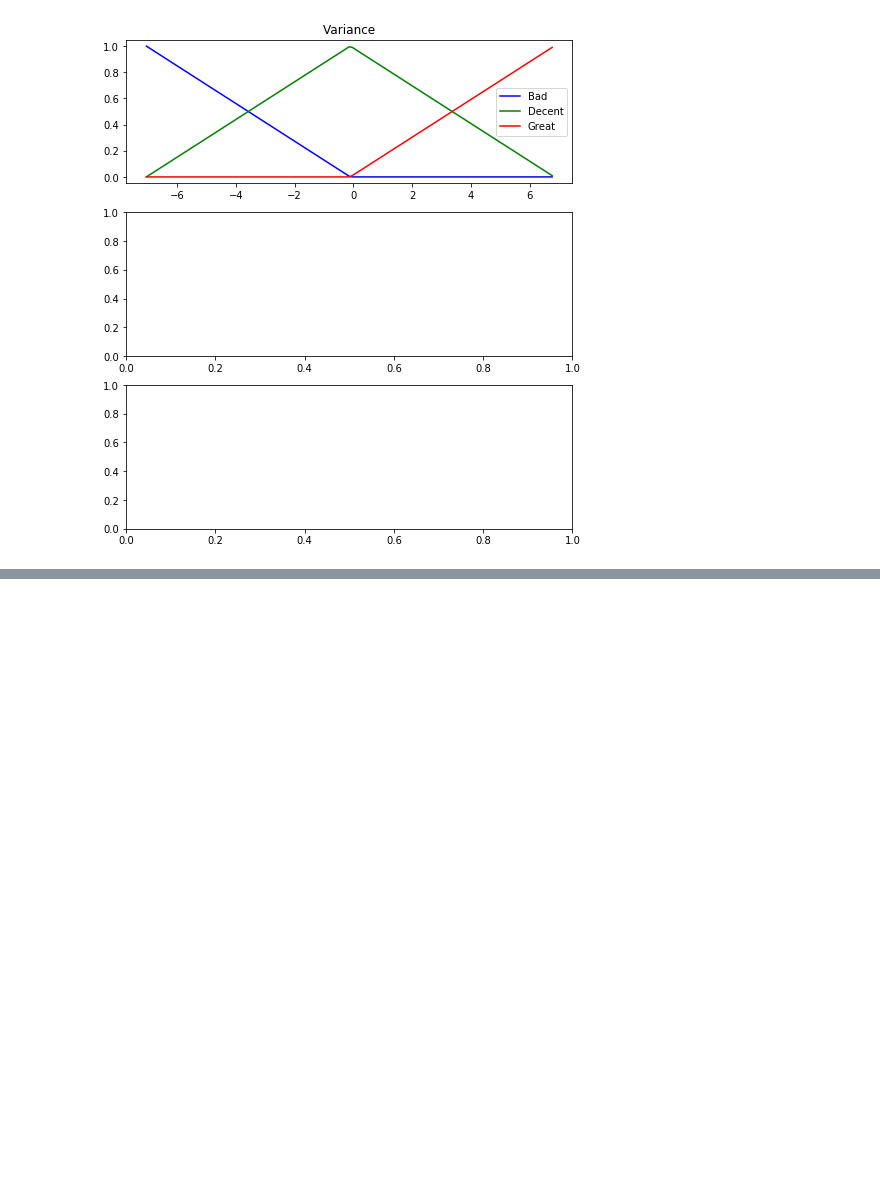
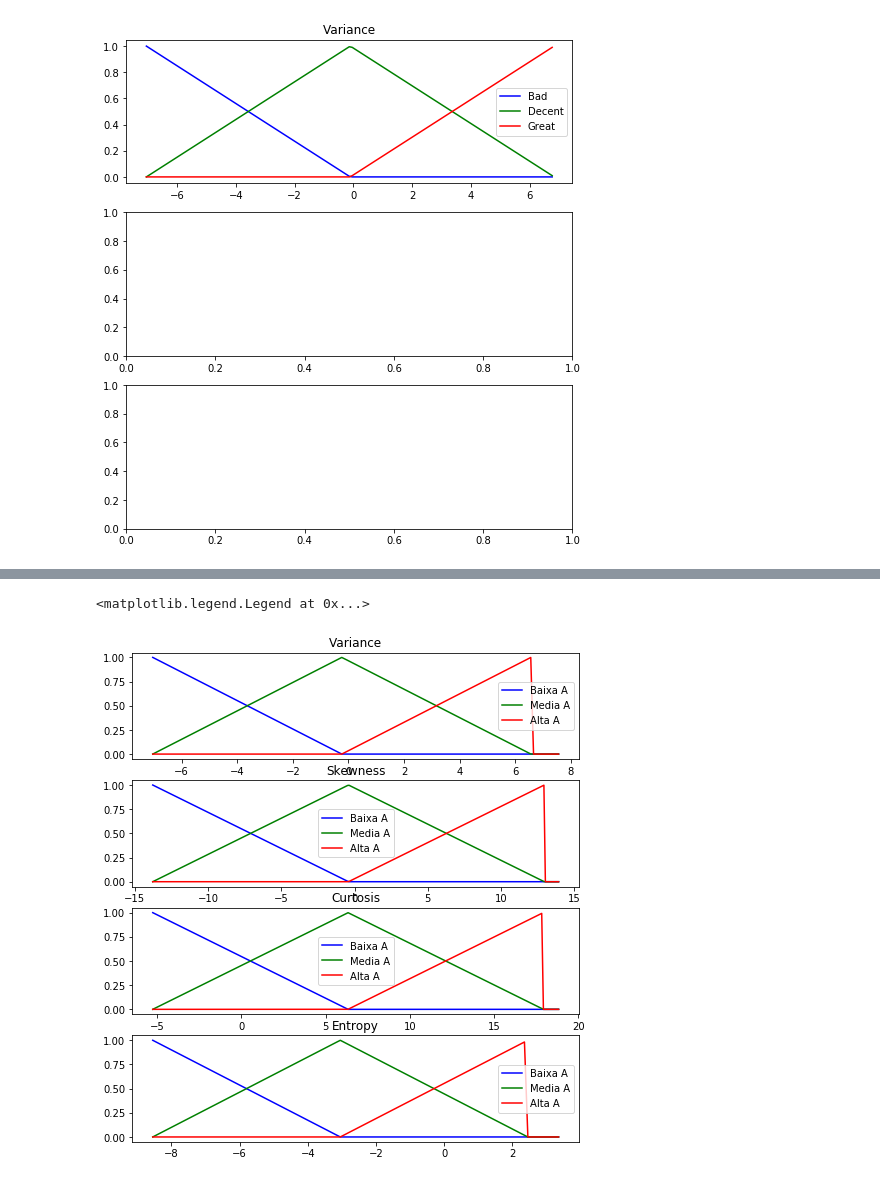
Before and after one commit to Minoro/data-science-theory, a Jupyter notebook: IA/fuzzy/Exercício de Fuzzy.ipynb, the cells around one changed output, grey strips where cells are left out. Saved outputs shown, nothing was run; the diff lists cells and outputs as text; code cells hidden in the pictures; blank space fills up the shorter version.

```diff
--- a/IA/fuzzy/Exercício de Fuzzy.ipynb
+++ b/IA/fuzzy/Exercício de Fuzzy.ipynb
@@ -222,0 +217,60 @@ np.fmin(variance['poor'], skewness)
+# %%
+# print(train_a[:, 0])
+def get_min_max_step(data):
+    min_v = data[0]
+    max_v = data[-1]
+
+    step = (max_v - min_v) / 2
+
+    return min_v, max_v, step
+
+def build_trimf(data):
+    min_v, max_v, step = get_min_max_step(data)
+    x_data = np.arange(min_v, max_v + 1, 0.1)
+
+    data_lo = fuzz.trimf(x_data, [min_v, min_v, (min_v + step)])
+    data_md = fuzz.trimf(x_data, [min_v, (min_v + step), max_v])
+    data_hi = fuzz.trimf(x_data, [(min_v + step), max_v, max_v])
+
+    return data_lo, data_md, data_hi, x_data
+
+variance_data = sorted(np.hstack((train_a[:, 0], train_b[:, 0])))
+skewness_data = sorted(np.hstack((train_a[:, 1], train_b[:, 1])))
+curtosis_data = sorted(np.hstack((train_a[:, 2], train_b[:, 2])))
+entropy_data = sorted(np.hstack((train_a[:, 3], train_b[:, 3])))
+
+variance_lo, variance_md, variance_hi, x_variance_data = build_trimf(variance_data)
+skewness_lo, skewness_md, skewness_hi, x_skewness_data = build_trimf(skewness_data)
+curtosis_lo, curtosis_md, curtosis_hi, x_curtosis_data = build_trimf(curtosis_data)
+entropy_lo, entropy_md, entropy_hi, x_entropy_data = build_trimf(entropy_data)
+
+# Visualize these universes and membership functions
+fig, (ax0, ax1, ax2, ax3) = plt.subplots(nrows=4, figsize=(8, 9))
+
+
+ax0.plot(x_variance_data, variance_lo, 'b', linewidth=1.5, label='Baixa A')
+ax0.plot(x_variance_data, variance_md, 'g', linewidth=1.5, label='Media A')
+ax0.plot(x_variance_data, variance_hi, 'r', linewidth=1.5, label='Alta A')
+ax0.set_title('Variance')
+ax0.legend()
+
+ax1.plot(x_skewness_data, skewness_lo, 'b', linewidth=1.5, label='Baixa A')
+ax1.plot(x_skewness_data, skewness_md, 'g', linewidth=1.5, label='Media A')
+ax1.plot(x_skewness_data, skewness_hi, 'r', linewidth=1.5, label='Alta A')
+ax1.set_title('Skewness')
+ax1.legend()
+
+ax2.plot(x_curtosis_data, curtosis_lo, 'b', linewidth=1.5, label='Baixa A')
+ax2.plot(x_curtosis_data, curtosis_md, 'g', linewidth=1.5, label='Media A')
+ax2.plot(x_curtosis_data, curtosis_hi, 'r', linewidth=1.5, label='Alta A')
+ax2.set_title('Curtosis')
+ax2.legend()
+
+ax3.plot(x_entropy_data, entropy_lo, 'b', linewidth=1.5, label='Baixa A')
+ax3.plot(x_entropy_data, entropy_md, 'g', linewidth=1.5, label='Media A')
+ax3.plot(x_entropy_data, entropy_hi, 'r', linewidth=1.5, label='Alta A')
+ax3.set_title('Entropy')
+ax3.legend()
+# %% [output]
+<matplotlib.legend.Legend at 0x...>
+[figure, added]
```
Also changed, not shown: parts of 3 cells of this notebook, 1 other file.
